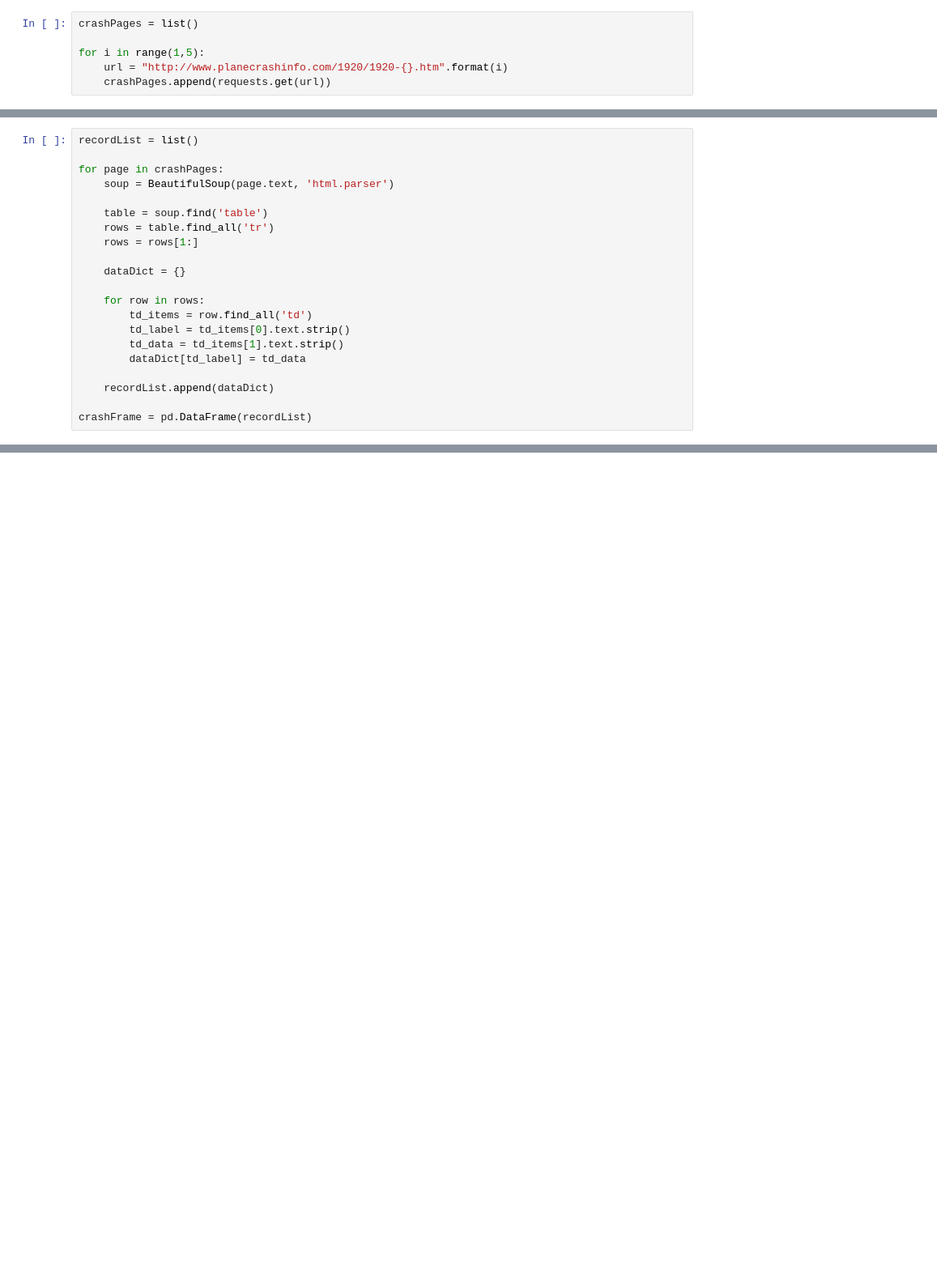
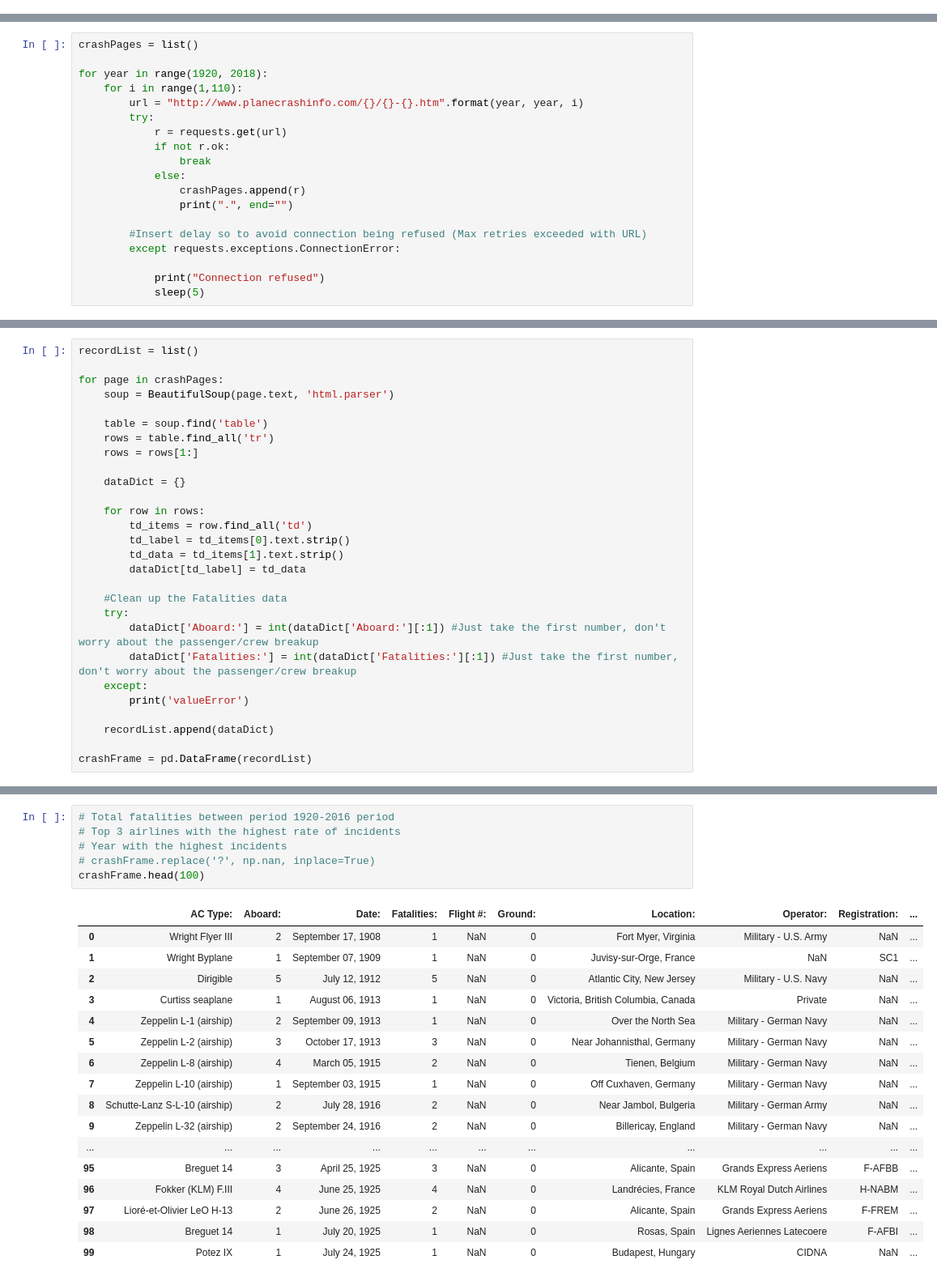
Before and after one commit to AnthonyNicholas/dataTechTask, a Jupyter notebook: TechTask_Task2.ipynb, the cells around one changed output, grey strips where cells are left out. Shown at 81% size. Drawn from its saved outputs; the diff is of its cells as text; blank space fills up the shorter version.

Commit message:
Have imported all data into dataframe.  Have test written to Sqlite db.  Need to cleanse data.

```diff
--- a/TechTask_Task2.ipynb
+++ b/TechTask_Task2.ipynb
@@ -6,6 +8,0 @@ from bs4 import BeautifulSoup
-# %%
-crashPages = list()
-
-for i in range(1,5):
-    url = "http://www.planecrashinfo.com/1920/1920-{}.htm".format(i)
-    crashPages.append(requests.get(url))
@@ -11,0 +33,19 @@ for i in range(1,5):
+# %%
+crashPages = list()
+
+for year in range(1920, 2018):
+    for i in range(1,110):
+        url = "http://www.planecrashinfo.com/{}/{}-{}.htm".format(year, year, i)
+        try:
+            r = requests.get(url)
+            if not r.ok:
+                break
+            else:
+                crashPages.append(r)
+                print(".", end="")
+
+        #Insert delay so to avoid connection being refused (Max retries exceeded with URL)
+        except requests.exceptions.ConnectionError:
+
+            print("Connection refused")
+            sleep(5)
@@ -41,6 +74,13 @@ for page in crashPages:
         td_data = td_items[1].text.strip()
         dataDict[td_label] = td_data
 
+    #Clean up the Fatalities data
+    try:
+        dataDict['Aboard:'] = int(dataDict['Aboard:'][:1]) #Just take the first number, don't worry about the passenger/crew breakup
+        dataDict['Fatalities:'] = int(dataDict['Fatalities:'][:1]) #Just take the first number, don't worry about the passenger/crew breakup
+    except:
+        print('valueError')
+
     recordList.append(dataDict)
 
 crashFrame = pd.DataFrame(recordList)
@@ -54,0 +105,24 @@ crashFrame.head()
+# %%
+# Total fatalities between period 1920-2016 period
+# Top 3 airlines with the highest rate of incidents
+# Year with the highest incidents
+# crashFrame.replace('?', np.nan, inplace=True)
+crashFrame.head(100)
+# %% [output]
+|  | AC Type: | Aboard: | Date: | Fatalities: | Flight #: | Ground: | Location: | Operator: | Registration: | ... |
+| 0 | Wright Flyer III | 2 | September 17, 1908 | 1 | NaN | 0 | Fort Myer, Virginia | Military - U.S. Army | NaN | ... |
+| 1 | Wright Byplane | 1 | September 07, 1909 | 1 | NaN | 0 | Juvisy-sur-Orge, France | NaN | SC1 | ... |
+| 2 | Dirigible | 5 | July 12, 1912 | 5 | NaN | 0 | Atlantic City, New Jersey | Military - U.S. Navy | NaN | ... |
+| 3 | Curtiss seaplane | 1 | August 06, 1913 | 1 | NaN | 0 | Victoria, British Columbia, Canada | Private | NaN | ... |
+| 4 | Zeppelin L-1 (airship) | 2 | September 09, 1913 | 1 | NaN | 0 | Over the North Sea | Military - German Navy | NaN | ... |
+| 5 | Zeppelin L-2 (airship) | 3 | October 17, 1913 | 3 | NaN | 0 | Near Johannisthal, Germany | Military - German Navy | NaN | ... |
+| 6 | Zeppelin L-8 (airship) | 4 | March 05, 1915 | 2 | NaN | 0 | Tienen, Belgium | Military - German Navy | NaN | ... |
+| 7 | Zeppelin L-10 (airship) | 1 | September 03, 1915 | 1 | NaN | 0 | Off Cuxhaven, Germany | Military - German Navy | NaN | ... |
+| 8 | Schutte-Lanz S-L-10 (airship) | 2 | July 28, 1916 | 2 | NaN | 0 | Near Jambol, Bulgeria | Military - German Army | NaN | ... |
+| 9 | Zeppelin L-32 (airship) | 2 | September 24, 1916 | 2 | NaN | 0 | Billericay, England | Military - German Navy | NaN | ... |
+| ... | ... | ... | ... | ... | ... | ... | ... | ... | ... | ... |
+| 95 | Breguet 14 | 3 | April 25, 1925 | 3 | NaN | 0 | Alicante, Spain | Grands Express Aeriens | F-AFBB | ... |
+| 96 | Fokker (KLM) F.III | 4 | June 25, 1925 | 4 | NaN | 0 | Landrécies, France | KLM Royal Dutch Airlines | H-NABM | ... |
+| 97 | Lioré-et-Olivier LeO H-13 | 2 | June 26, 1925 | 2 | NaN | 0 | Alicante, Spain | Grands Express Aeriens | F-FREM | ... |
+| 98 | Breguet 14 | 1 | July 20, 1925 | 1 | NaN | 0 | Rosas, Spain | Lignes Aeriennes Latecoere | F-AFBI | ... |
+| 99 | Potez IX | 1 | July 24, 1925 | 1 | NaN | 0 | Budapest, Hungary | CIDNA | NaN | ... |
```
Also changed, not shown: parts of 14 cells of this notebook.
